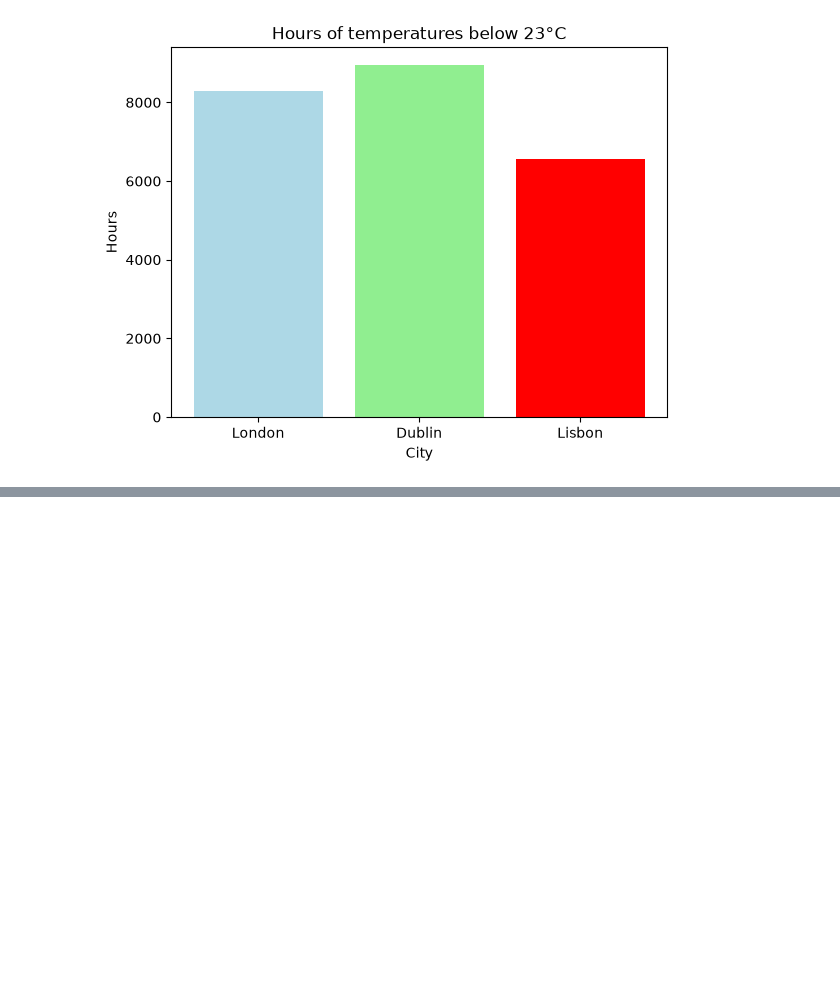
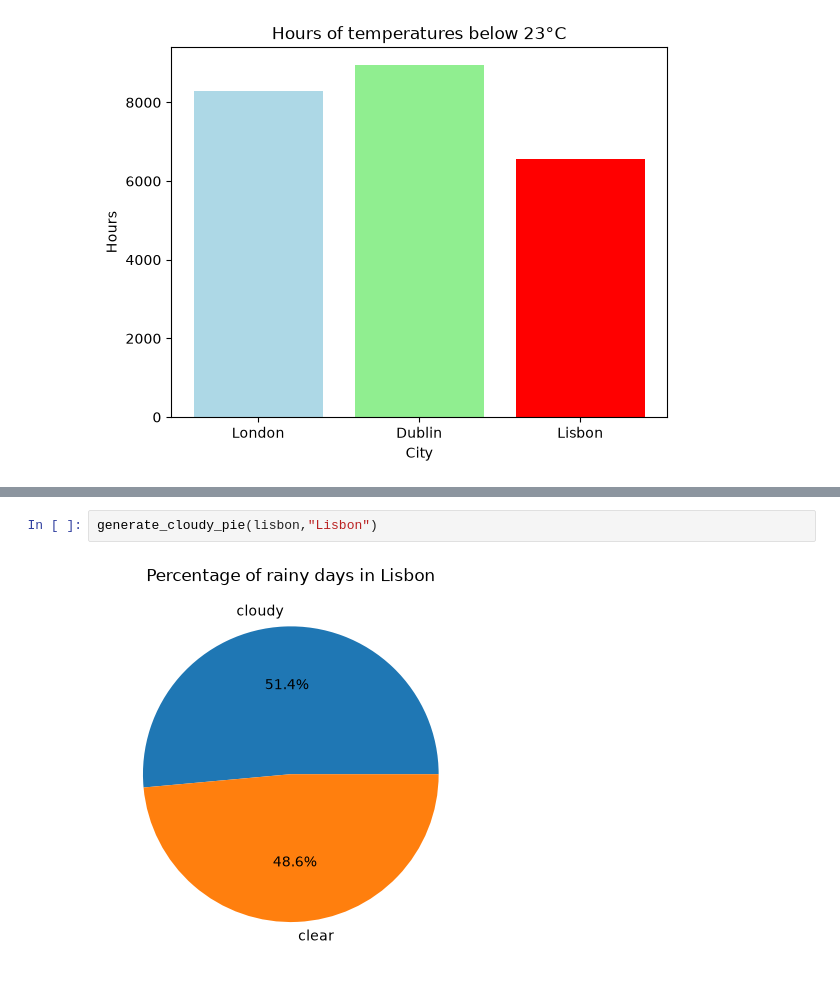
Before and after one commit to blairSmcc03/SCD_Online_Work_Experience, a Jupyter notebook: SolarPowerSuitability.ipynb, the cells around one changed output, grey strips where cells are left out. Saved outputs shown, nothing was run; the diff lists cells and outputs as text; blank space fills up the shorter version.

```diff
--- a/SolarPowerSuitability.ipynb
+++ b/SolarPowerSuitability.ipynb
@@ -180,0 +185,4 @@ generate_cloudy_pie(london,"london")
+# %%
+generate_cloudy_pie(lisbon,"Lisbon")
+# %% [output]
+[figure, added]
```
Also changed, not shown: parts of 2 cells of this notebook.
